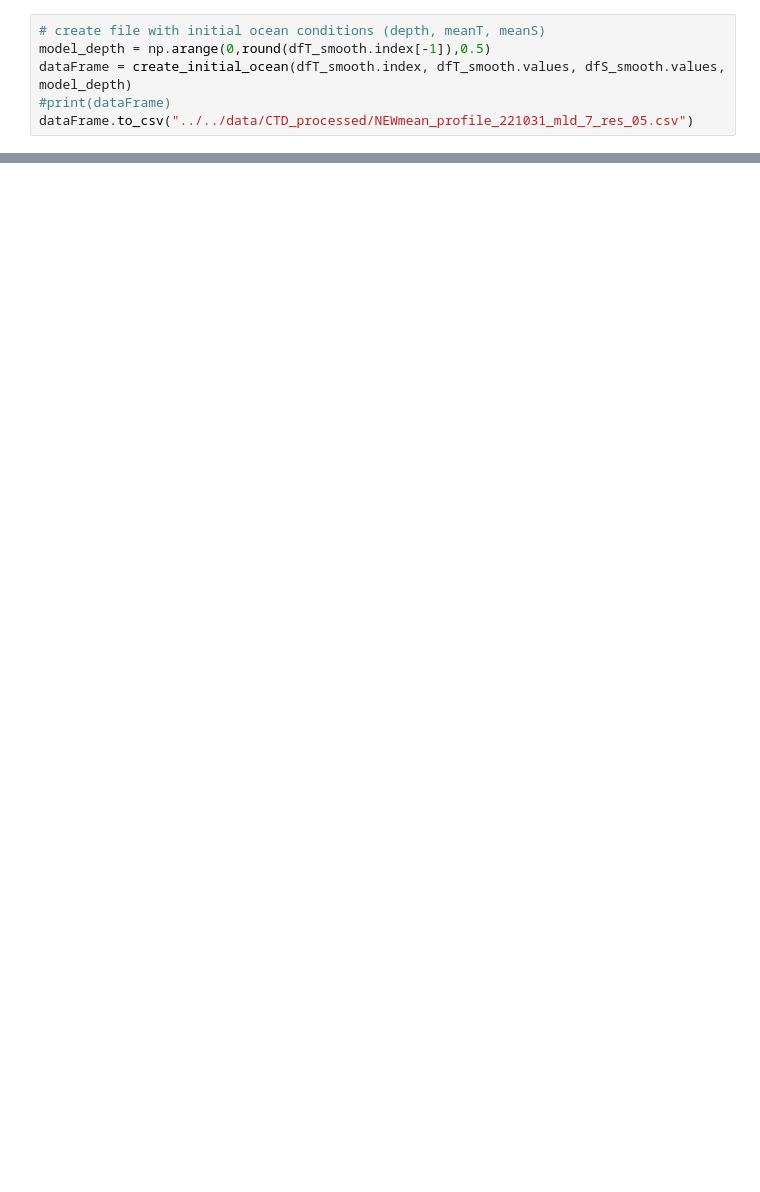
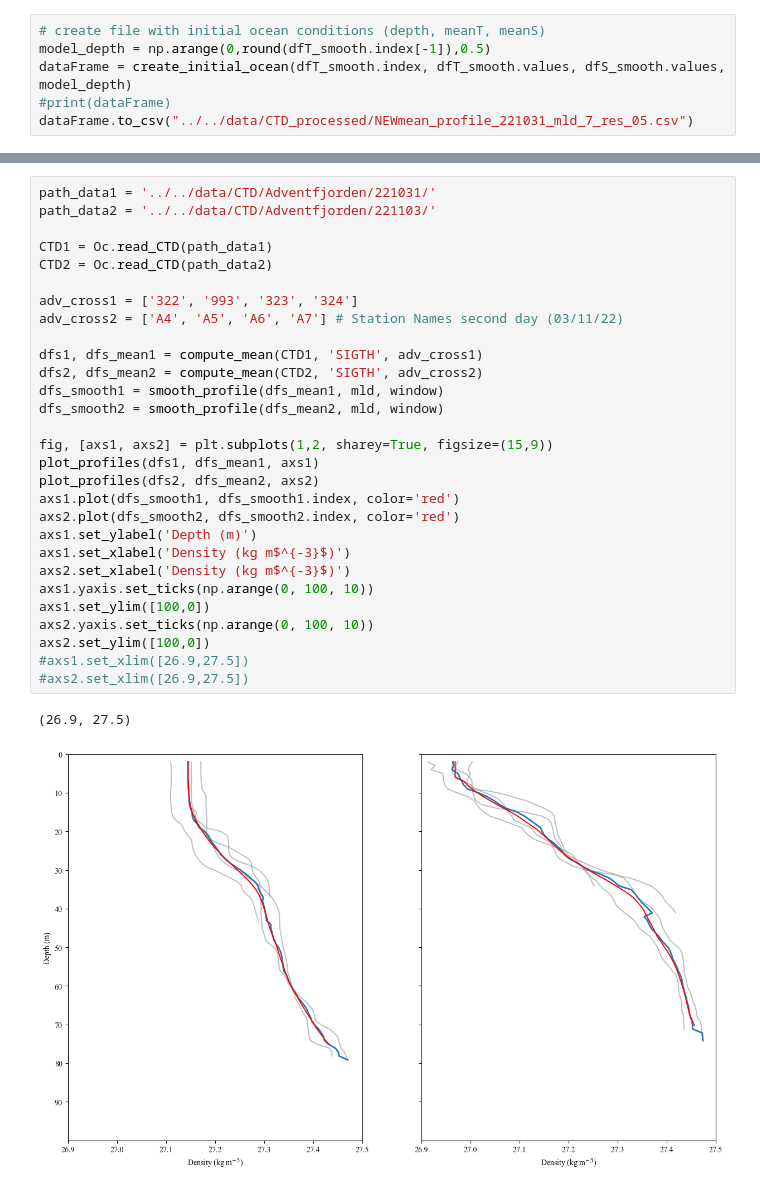
Before and after one commit to alpsjur/AGF-Adventfjorden, a Jupyter notebook: code/notebooks/mean_profile.ipynb, the cells around one changed output, grey strips where cells are left out. Saved outputs shown, nothing was run; the diff lists cells and outputs as text; blank space fills up the shorter version.

```diff
--- a/code/notebooks/mean_profile.ipynb
+++ b/code/notebooks/mean_profile.ipynb
@@ -191,0 +196,32 @@ dataFrame.to_csv("../../data/CTD_processed/NEWmean_profile_221031_mld_7_res_05.c
+# %%
+path_data1 = '../../data/CTD/Adventfjorden/221031/'
+path_data2 = '../../data/CTD/Adventfjorden/221103/'
+
+CTD1 = Oc.read_CTD(path_data1)
+CTD2 = Oc.read_CTD(path_data2)
+
+adv_cross1 = ['322', '993', '323', '324']
+adv_cross2 = ['A4', 'A5', 'A6', 'A7'] # Station Names second day (03/11/22)
+
+dfs1, dfs_mean1 = compute_mean(CTD1, 'SIGTH', adv_cross1)
+dfs2, dfs_mean2 = compute_mean(CTD2, 'SIGTH', adv_cross2)
+dfs_smooth1 = smooth_profile(dfs_mean1, mld, window)
+dfs_smooth2 = smooth_profile(dfs_mean2, mld, window)
+
+fig, [axs1, axs2] = plt.subplots(1,2, sharey=True, figsize=(15,9))
+plot_profiles(dfs1, dfs_mean1, axs1)
+plot_profiles(dfs2, dfs_mean2, axs2)
+axs1.plot(dfs_smooth1, dfs_smooth1.index, color='red')
+axs2.plot(dfs_smooth2, dfs_smooth2.index, color='red')
+axs1.set_ylabel('Depth (m)')
+axs1.set_xlabel('Density (kg m$^{-3}$)')
+axs2.set_xlabel('Density (kg m$^{-3}$)')
+axs1.yaxis.set_ticks(np.arange(0, 100, 10))
+axs1.set_ylim([100,0])
+axs2.yaxis.set_ticks(np.arange(0, 100, 10))
+axs2.set_ylim([100,0])
+#axs1.set_xlim([26.9,27.5])
+#axs2.set_xlim([26.9,27.5])
+# %% [output]
+(26.9, 27.5)
+[figure, added]
```
Also changed, not shown: parts of 4 cells of this notebook, 18 other files.
